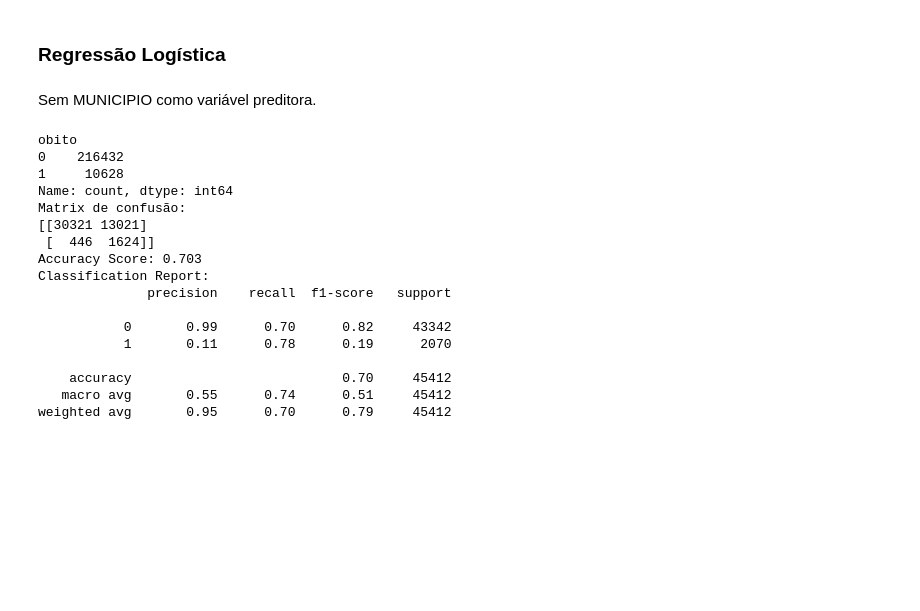
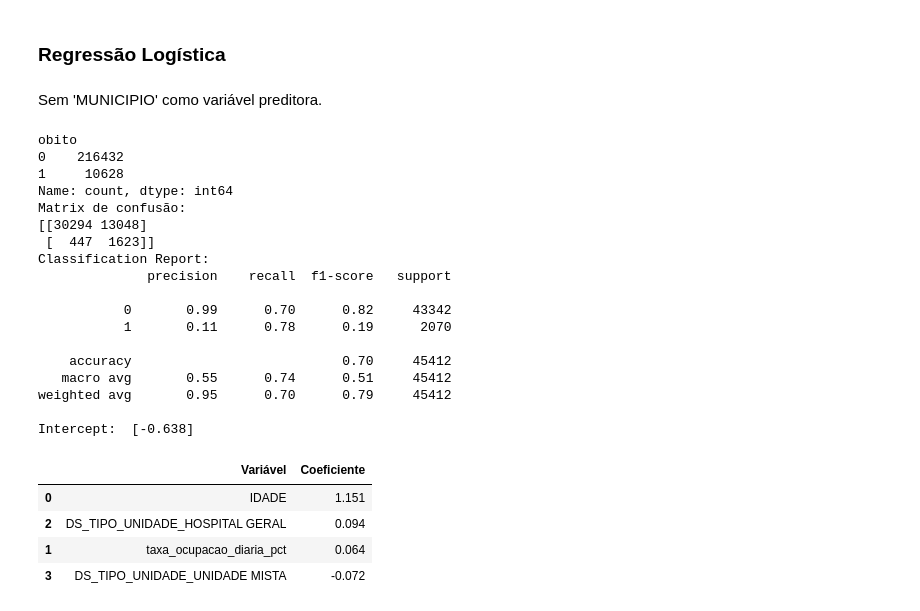
Before and after one commit to ceciliapaiva/analise-superlotacao-hospitais-pb, a Jupyter notebook: relatorio.ipynb, the cells around one changed output. Cells and saved outputs as stored; diff of their text form; code cells hidden in the pictures; blank space fills up the shorter version.

```diff
--- a/relatorio.ipynb
+++ b/relatorio.ipynb
@@ -545,7 +545,7 @@ Coefficiente of determination (r2): 0.6967
 # %% [markdown]
 ### Regressão Logística
 # %% [markdown]
-Sem MUNICIPIO como variável preditora.
+Sem 'MUNICIPIO' como variável preditora.
 # %%
 from sklearn.metrics import confusion_matrix, accuracy_score, classification_report
 from sklearn.linear_model import LogisticRegression
@@ -555,9 +555,8 @@ from imblearn.over_sampling import SMOTE
 df_combined = sih_pb_2024.merge(df_ocupacao_diaria, on=['id_cnes', 'mes_ano', 'data'], how='left')
 df_combined = df_combined.dropna(subset=['taxa_ocupacao_diaria_pct'])
 
-x_predictors = df_combined[['DS_TIPO_UNIDADE', 'IDADE', 'taxa_ocupacao_diaria_pct', 'total_leitos_sus']]
+x_predictors = df_combined[['DS_TIPO_UNIDADE', 'IDADE', 'taxa_ocupacao_diaria_pct']]
 y_outcome = df_combined['obito']
-print(y_outcome.value_counts())
 
 # Dummies
 x_pred_dummies = pd.get_dummies(x_predictors, columns=['DS_TIPO_UNIDADE'], drop_first=True)
@@ -572,35 +571,50 @@ x_train, x_test, y_train, y_test = ms.train_test_split(x_pred_scaled, y_outcome,
 # SMOTE balanceia as classes, aumentando a quantidade de amostras da classe minoritária
 smote = SMOTE(random_state=0)
 x_train_balanced, y_train_balanced = smote.fit_resample(x_train, y_train)
 
 # Treinando o modelo
 logistic_regressor = LogisticRegression(class_weight='balanced', max_iter=1000)
 logistic_regressor.fit(x_train_balanced, y_train_balanced)
 
 # Previsao
 y_pred = logistic_regressor.predict(x_test)
 y_pred_proba = logistic_regressor.predict_proba(x_test)
 
 # Avaliando o modelo
+print(y_outcome.value_counts())
 print(f"Matrix de confusão:\n{confusion_matrix(y_test, y_pred)}")
-print(f"Accuracy Score: {accuracy_score(y_test, y_pred):.3f}")
 print(f"Classification Report:\n{classification_report(y_test, y_pred)}")
+
+# Para ver os coeficientes de cada variável
+coef_df = pd.DataFrame({
+    'Variável': x_pred_dummies.columns,
+    'Coeficiente': logistic_regressor.coef_[0].round(3)
+})
+coef_df = coef_df.sort_values(by='Coeficiente', ascending=False)
+print("Intercept: ", logistic_regressor.intercept_.round(3))
+coef_df
 # %% [output]
 obito
 0    216432
 1     10628
 Name: count, dtype: int64
 Matrix de confusão:
-[[30321 13021]
- [  446  1624]]
-Accuracy Score: 0.703
+[[30294 13048]
+ [  447  1623]]
 Classification Report:
               precision    recall  f1-score   support
 
            0       0.99      0.70      0.82     43342
            1       0.11      0.78      0.19      2070
 
     accuracy                           0.70     45412
    macro avg       0.55      0.74      0.51     45412
 weighted avg       0.95      0.70      0.79     45412
+
+Intercept:  [-0.638]
+|  | Variável | Coeficiente |
+| 0 | IDADE | 1.151 |
+| 2 | DS_TIPO_UNIDADE_HOSPITAL GERAL | 0.094 |
+| 1 | taxa_ocupacao_diaria_pct | 0.064 |
+| 3 | DS_TIPO_UNIDADE_UNIDADE MISTA | -0.072 |
 # %% [markdown]
```
Also changed, not shown: parts of 8 cells of this notebook.
